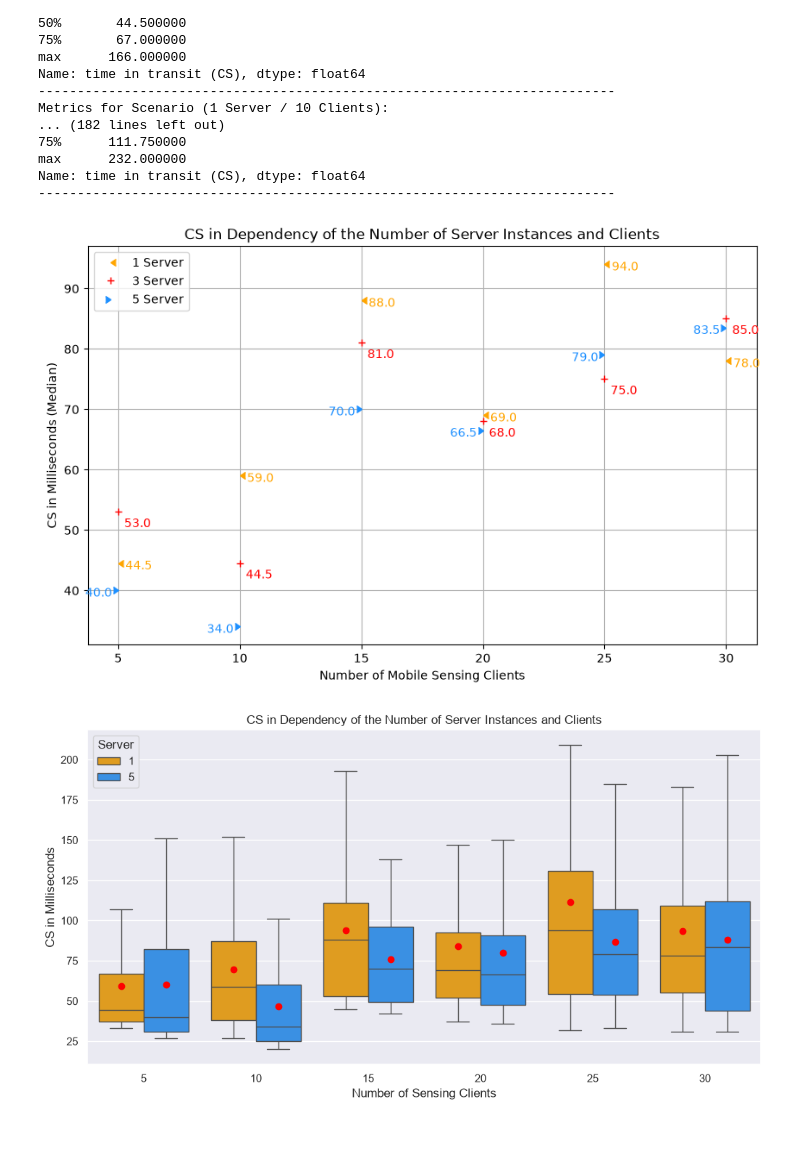
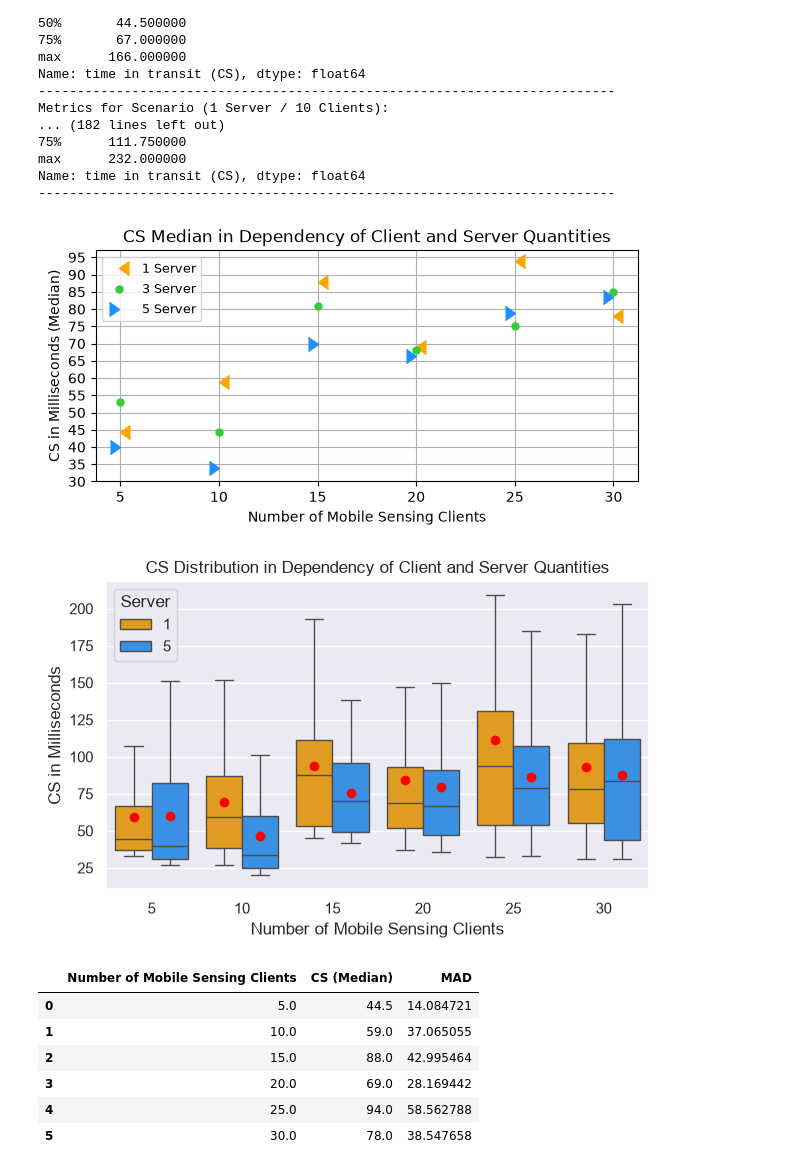
Before and after one commit to leopoldBlk/crowd-monitoring-mcs-application, a Jupyter notebook: evaluation/metricsCalculation/CS.ipynb, the cells around one changed output. Cells and saved outputs as stored; diff of their text form; code cells hidden in the pictures; blank space fills up the shorter version.

Commit message:
Minor adjustments to plots regarding size, labels, and ticks

```diff
--- a/evaluation/metricsCalculation/CS.ipynb
+++ b/evaluation/metricsCalculation/CS.ipynb
@@ -120,38 +121,52 @@ Name: time in transit (CS), dtype: float64
 # %%
 figure = plt.figure()
 
-plt.plot(dfCS1Server['Number of Mobile Sensing Clients'], dfCS1Server['CS (Median)'],linestyle='', marker=4, label='1 Server', color='orange')
-plt.plot(dfCS3Server['Number of Mobile Sensing Clients'], dfCS3Server['CS (Median)'],linestyle='', marker='+', label='3 Server', color= 'red')
-plt.plot(dfCS5Server['Number of Mobile Sensing Clients'], dfCS5Server['CS (Median)'],linestyle='', marker=5, label='5 Server', color = 'dodgerblue')
+plt.plot(dfCS1Server['Number of Mobile Sensing Clients'], dfCS1Server['CS (Median)'],linestyle='', marker=4, label='1 Server', color='orange', markersize=10)
+plt.plot(dfCS3Server['Number of Mobile Sensing Clients'], dfCS3Server['CS (Median)'],linestyle='', marker='.', label='3 Server', color= 'limegreen', markersize=10)
+plt.plot(dfCS5Server['Number of Mobile Sensing Clients'], dfCS5Server['CS (Median)'],linestyle='', marker=5, label='5 Server', color = 'dodgerblue', markersize=10)
 
-plt.title("CS in Dependency of the Number of Server Instances and Clients")
+plt.title("CS Median in Dependency of Client and Server Quantities")
 plt.xlabel("Number of Mobile Sensing Clients")
 plt.ylabel("CS in Milliseconds (Median)")
 
+plt.yticks(np.arange(30, 100, 5))
+
+'''
 for i, row in dfCS1Server.iterrows():
     # plt.text(x=row['Number of Mobile Sensing Clients']+0.3, y=row['CS (Median)']-1, s=round(row['MAD'], 2), color='orange', horizontalalignment='left')
     plt.text(x=row['Number of Mobile Sensing Clients']+0.3, y=row['CS (Median)']-1, s=row['CS (Median)'], color='orange', horizontalalignment='left')
 for i, row in dfCS3Server.iterrows():
     # plt.text(x=row['Number of Mobile Sensing Clients']+0.25, y=row['CS (Median)']-2.5, s=round(row['MAD'], 2), color='red')
     plt.text(x=row['Number of Mobile Sensing Clients']+0.25, y=row['CS (Median)']-2.5, s=row['CS (Median)'], color='red')
 for i, row in dfCS5Server.iterrows():
     # plt.text(x=row['Number of Mobile Sensing Clients']-0.25, y=row['CS (Median)']-1, s=round(row['MAD'], 2), color='dodgerblue', horizontalalignment='right')
     plt.text(x=row['Number of Mobile Sensing Clients']-0.25, y=row['CS (Median)']-1, s=row['CS (Median)'], color='dodgerblue', horizontalalignment='right')
+'''
 
 plt.grid()
-plt.legend()
+plt.legend(fontsize=9)
 
-figure.set_figwidth(10)
-figure.set_figheight(6)
+figure.set_figwidth(7)
+figure.set_figheight(3)
 
 plt.show()
 # %% [output]
-[figure, old version]
+[figure, new version]
 # %%
-sns.set_theme(rc={"figure.figsize": (12,6)})
+sns.set_theme(rc={"figure.figsize": (7,4)})
 
-sns.boxplot(data=pd.concat([dfCS1ServerBoxPlot, dfCS5ServerBoxPlot]), showfliers=False, showmeans=True, meanprops={'marker': 'o', 'markerfacecolor': 'red', 'markeredgecolor':'red'}, hue="Server", x='Clients', y='CS', palette=['orange', 'dodgerblue']).set(title="CS in Dependency of the Number of Server Instances and Clients", xlabel="Number of Sensing Clients", ylabel="CS in Milliseconds")
+sns.boxplot(data=pd.concat([dfCS1ServerBoxPlot, dfCS5ServerBoxPlot]), showfliers=False, showmeans=True, meanprops={'marker': 'o', 'markerfacecolor': 'red', 'markeredgecolor':'red'}, hue="Server", x='Clients', y='CS', palette=['orange', 'dodgerblue']).set(title="CS Distribution in Dependency of Client and Server Quantities", xlabel="Number of Mobile Sensing Clients", ylabel="CS in Milliseconds")
 
 plt.show()
 # %% [output]
-[figure, old version]
+[figure, new version]
+# %%
+dfCS1Server
+# %% [output]
+|  | Number of Mobile Sensing Clients | CS (Median) | MAD |
+| 0 | 5.0 | 44.5 | 14.084721 |
+| 1 | 10.0 | 59.0 | 37.065055 |
+| 2 | 15.0 | 88.0 | 42.995464 |
+| 3 | 20.0 | 69.0 | 28.169442 |
+| 4 | 25.0 | 94.0 | 58.562788 |
+| 5 | 30.0 | 78.0 | 38.547658 |
```
Also changed, not shown: parts of 2 cells of this notebook, 2 other files.
